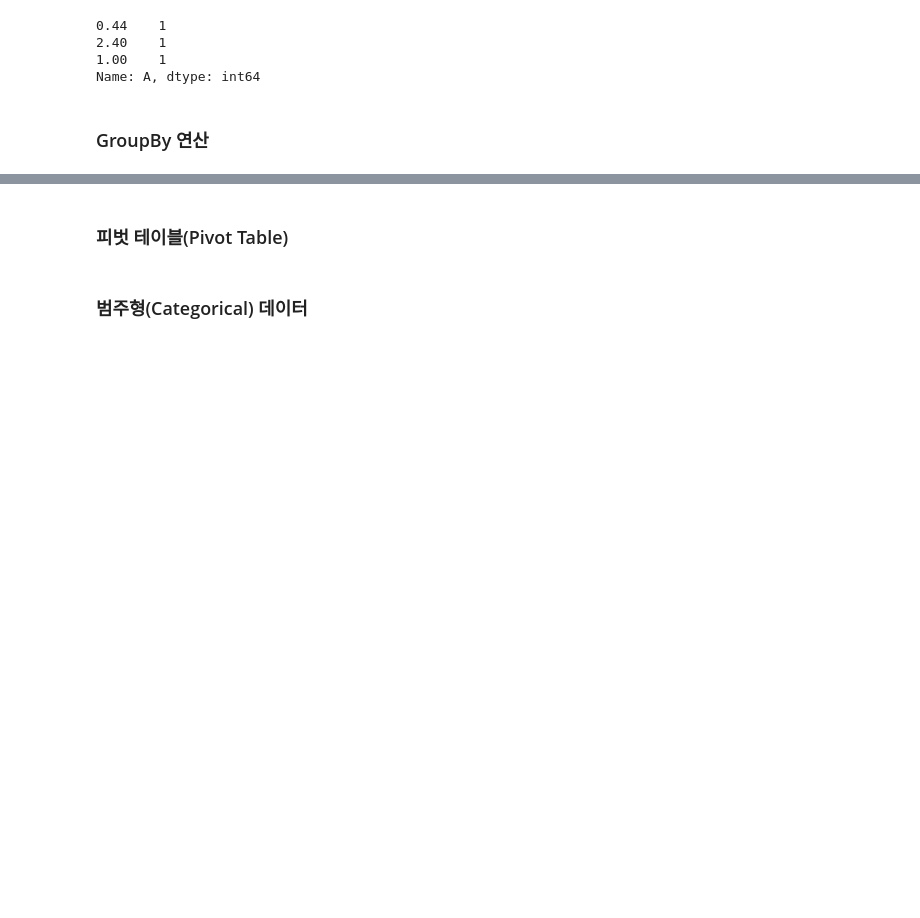
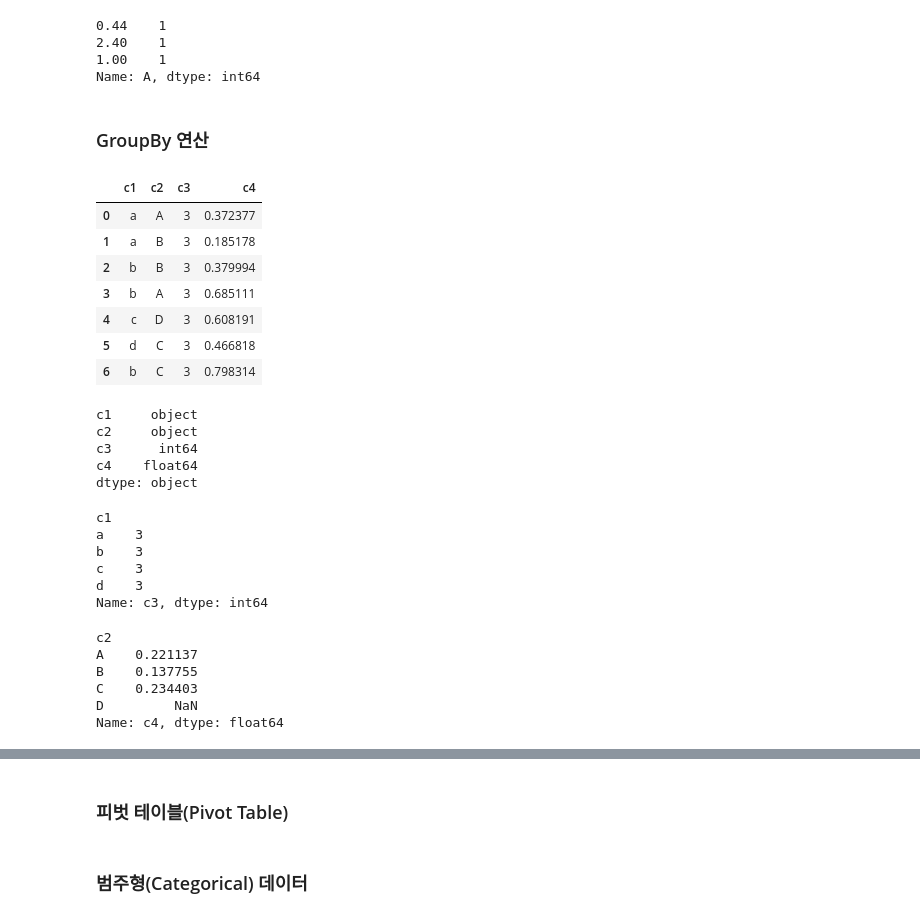
Before and after one commit to mkbahk/PandasLearning, a Jupyter notebook: _Pandas_한번에_제대로_배우기.ipynb, the cells around one changed output, grey strips where cells are left out. Cells and saved outputs as stored; diff of their text form; code cells hidden in the pictures; blank space fills up the shorter version.

```diff
--- a/_Pandas_한번에_제대로_배우기.ipynb
+++ b/_Pandas_한번에_제대로_배우기.ipynb
@@ -2607,3 +2607,44 @@ df['A'].value_counts()
 Name: A, dtype: int64
 # %% [markdown]
 ### GroupBy 연산
+# %%
+df = pd.DataFrame({'c1': ['a', 'a', 'b', 'b', 'c', 'd', 'b'],
+                   'c2': ['A', 'B', 'B', 'A', 'D', 'C', 'C'],
+                   'c3': np.random.randint(7),
+                   'c4': np.random.random(7)})
+df
+# %% [output]
+|  | c1 | c2 | c3 | c4 |
+| 0 | a | A | 3 | 0.372377 |
+| 1 | a | B | 3 | 0.185178 |
+| 2 | b | B | 3 | 0.379994 |
+| 3 | b | A | 3 | 0.685111 |
+| 4 | c | D | 3 | 0.608191 |
+| 5 | d | C | 3 | 0.466818 |
+| 6 | b | C | 3 | 0.798314 |
+# %%
+df.dtypes
+# %% [output]
+c1     object
+c2     object
+c3      int64
+c4    float64
+dtype: object
+# %%
+df['c3'].groupby(df['c1']).mean()
+# %% [output]
+c1
+a    3
+b    3
+c    3
+d    3
+Name: c3, dtype: int64
+# %%
+df['c4'].groupby(df['c2']).std()
+# %% [output]
+c2
+A    0.221137
+B    0.137755
+C    0.234403
+D         NaN
+Name: c4, dtype: float64
```
Also changed, not shown: parts of 8 cells of this notebook.
